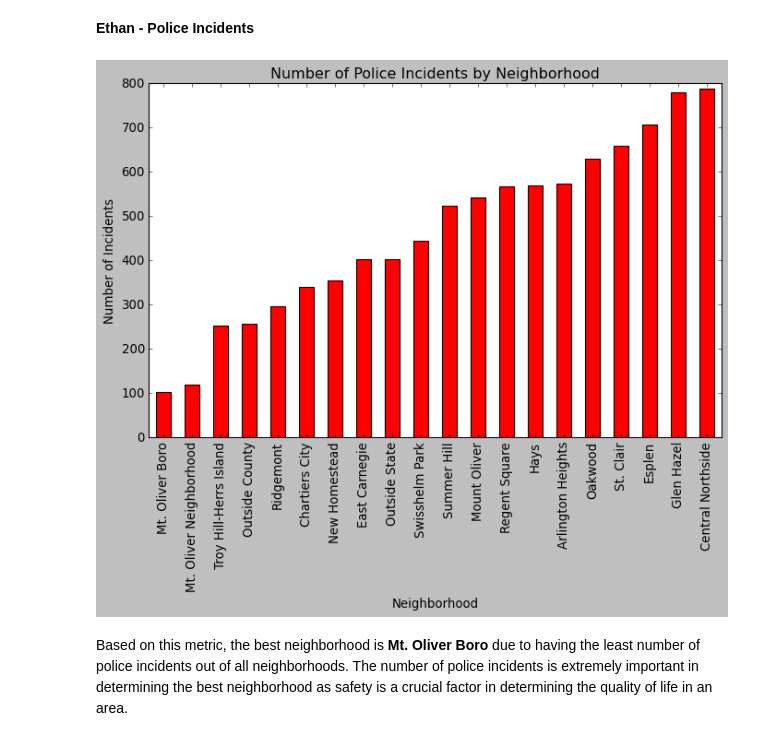
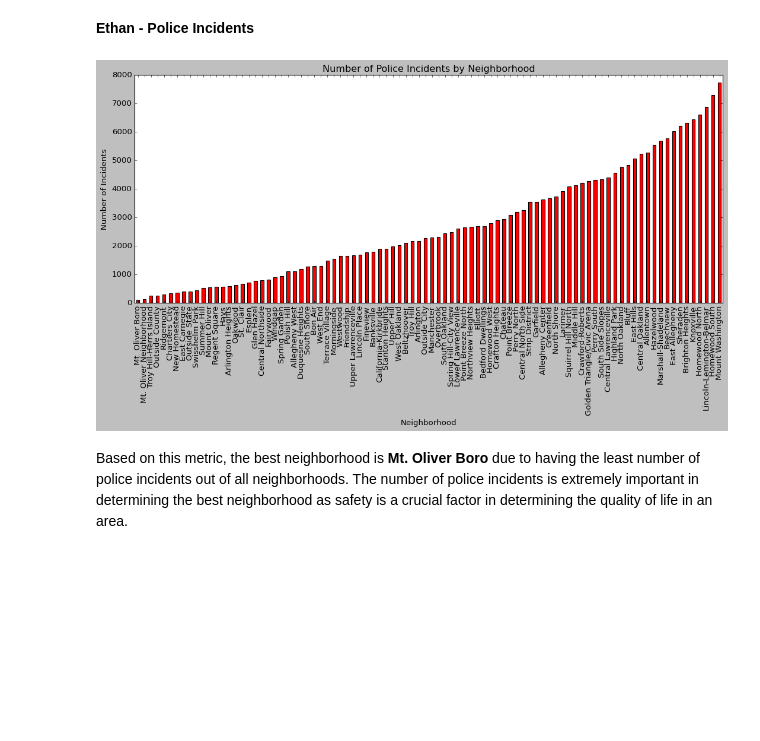
Before and after one commit to JamesW6/BestNeighborhoodProject, a Jupyter notebook: Report.ipynb, the cells around one changed output. Saved outputs shown, nothing was run; the diff lists cells and outputs as text; code cells hidden in the pictures; blank space fills up the shorter version.

```diff
--- a/Report.ipynb
+++ b/Report.ipynb
@@ -68,18 +68,19 @@ plt.show()
 **Ethan - Police Incidents**
 # %%
 df = pd.read_csv("datasets/police_incidents.csv")
-counts = df["INCIDENTNEIGHBORHOOD"].value_counts().nsmallest(20).sort_values()
+counts = df["INCIDENTNEIGHBORHOOD"].value_counts().nsmallest(90).sort_values()
+ethan = counts
 counts.plot.bar(
-    figsize=(10, 6),
+    figsize=(16, 6),
     title="Number of Police Incidents by Neighborhood",
     xlabel="Neighborhood",
     ylabel ="Number of Incidents",
     rot=90,
     color="red"
 )
 plt.show()
 # %% [output]
-[figure, old version]
+[figure, new version]
 # %% [markdown]
 Based on this metric, the best neighborhood is **Mt. Oliver Boro** due to having the least number of police incidents out of all neighborhoods. The number of police incidents is extremely important in determining the best neighborhood as safety is a crucial factor in determining the quality of life in an area.
 # %% [markdown]
```
Also changed, not shown: parts of 4 cells of this notebook.
